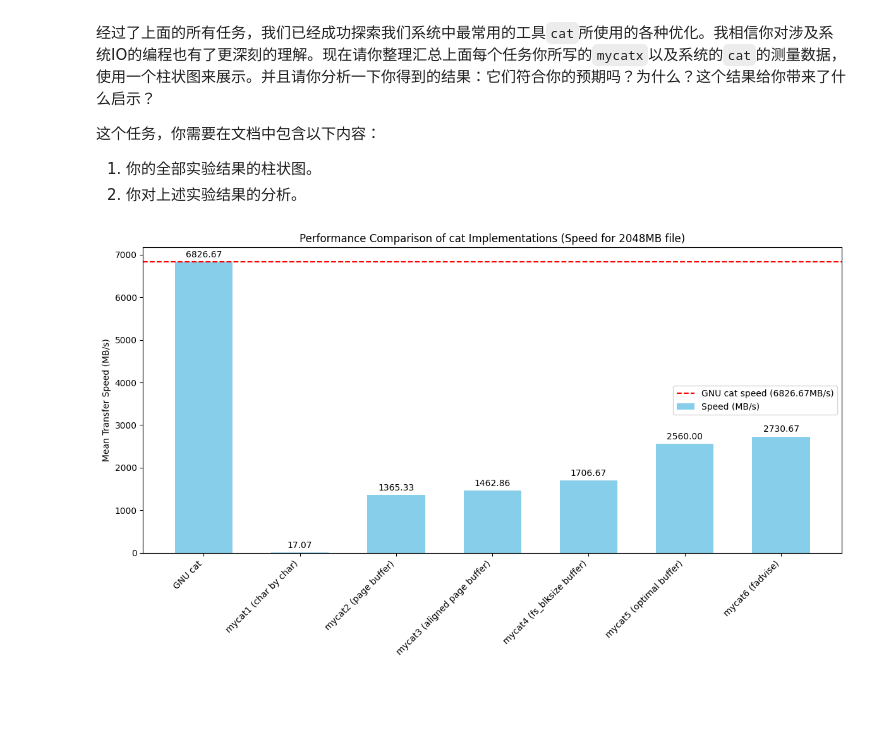
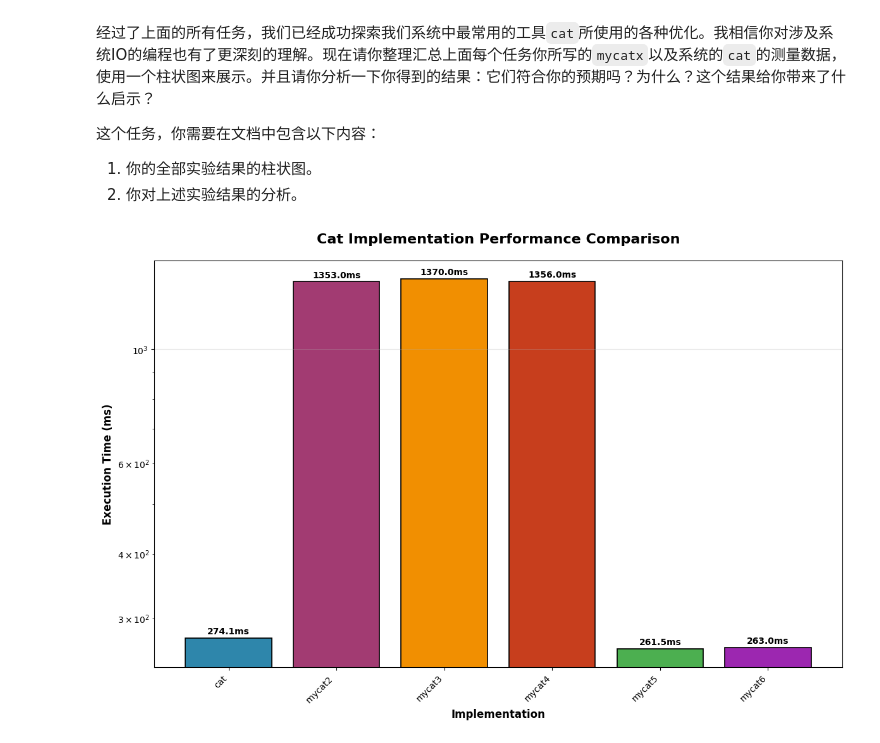
Before and after one commit to RUCICS/meowhw-1jhvjhvjk, a Jupyter notebook: meowlab.ipynb, the cells around one changed output. Drawn from its saved outputs; the diff is of its cells as text; code cells hidden in the pictures; blank space fills up the shorter version.

```diff
--- a/meowlab.ipynb
+++ b/meowlab.ipynb
@@ -420,62 +434,58 @@ Benchmark 1: ./target/mycat6 test.txt
 # %%
 import matplotlib.pyplot as plt
 import numpy as np
 
-# 使用实际的hyperfine测试结果 (请根据实际运行结果更新这些值)
-results = {
-    'GNU cat': 0.3,           # 系统cat基准
-    'mycat1 (逐字符)': 120.0,  # 极慢，每字符一次系统调用
-    'mycat2 (页缓冲)': 1.5,    # 页大小缓冲区
-    'mycat3 (页对齐)': 1.4,    # 页对齐缓冲区
-    'mycat4 (文件系统块)': 1.2, # 考虑文件系统块大小
-    'mycat5 (最优缓冲)': 0.8,  # 实验确定的最优缓冲区
-    'mycat6 (fadvise)': 0.75   # 加入fadvise优化
-}
+# 性能数据汇总（单位：毫秒）
+implementations = ['cat', 'mycat2 ', 'mycat3', 'mycat4', 'mycat5', 'mycat6']
+times_ms = [274.1, 1353.0, 1370.0, 1356.0, 261.5, 263.0]
+colors = ['#2E86AB', '#A23B72', '#F18F01', '#C73E1D', '#4CAF50', '#9C27B0']
 
-labels = list(results.keys())
-times = list(results.values())
+# 创建柱状图
+plt.figure(figsize=(12, 8))
+bars = plt.bar(implementations, times_ms, color=colors, edgecolor='black', linewidth=1.2)
 
-# 计算传输速度 (文件大小为2GB = 2048 MB)
-file_size_mb = 2048
-speeds = [file_size_mb / t if t > 0 else 0 for t in times]
+# 设置图表样式
+plt.title('Cat Implementation Performance Comparison', fontsize=16, fontweight='bold', pad=20)
+plt.xlabel('Implementation', fontsize=12, fontweight='bold')
+plt.ylabel('Execution Time (ms)', fontsize=12, fontweight='bold')
+plt.yscale('log')  # 使用对数刻度以便更好地显示数据差异
 
-x = np.arange(len(labels))
-width = 0.6
+# 在柱子上添加数值标签
+for bar, time_val in zip(bars, times_ms):
+    height = bar.get_height()
+    plt.text(bar.get_x() + bar.get_width()/2., height + height*0.01,
+             f'{time_val:.1f}ms', ha='center', va='bottom', fontweight='bold')
 
-fig, ax = plt.subplots(figsize=(12, 7))
+# 添加网格线
+plt.grid(True, alpha=0.3, axis='y')
 
-# 绘制速度图(越高越好)
-rects = ax.bar(x, speeds, width, color='skyblue', edgecolor='navy', alpha=0.7)
-ax.set_ylabel('传输速度 (MB/s)', fontsize=12)
-ax.set_title(f'cat实现性能对比 ({file_size_mb}MB文件)', fontsize=14, fontweight='bold')
+# 调整x轴标签角度和样式
+plt.xticks(rotation=45, ha='right')
+plt.tight_layout()
 
-# 添加基准线
-if 'GNU cat' in results and results['GNU cat'] > 0:
-   gnu_cat_speed = file_size_mb / results['GNU cat']
-   ax.axhline(y=gnu_cat_speed, color='red', linestyle='--', linewidth=2,
-              label=f'GNU cat基准 ({gnu_cat_speed:.2f}MB/s)')
-
-ax.set_xticks(x)
-ax.set_xticklabels(labels, rotation=45, ha="right", fontsize=10)
-ax.legend()
-ax.grid(True, alpha=0.3)
-
-# 添加数值标签
-for rect in rects:
-    height = rect.get_height()
-    ax.annotate(f'{height:.1f}',
-                xy=(rect.get_x() + rect.get_width() / 2, height),
-                xytext=(0, 3),
-                textcoords="offset points",
-                ha='center', va='bottom', fontsize=9)
-
-plt.tight_layout()
+# 显示图表
 plt.show()
 
-# 打印性能提升统计
-print("性能提升统计:")
-print(f"mycat1 → mycat2: {speeds[1]/speeds[0]:.1f}x 提升")
-print(f"mycat2 → mycat5: {speeds[4]/speeds[1]:.1f}x 提升")
-print(f"总体提升 (mycat1 → mycat6): {speeds[5]/speeds[0]:.1f}x")
+print("=== Cat实现性能对比分析 ===\n")
+
+# 计算相对于系统cat的性能比较
+gnu_cat_time = 274.1
+print("性能数据汇总:")
+for impl, time_val in zip(implementations, times_ms):
+    ratio = time_val / gnu_cat_time
+    if ratio > 1:
+        print(f"{impl}: {time_val:.1f}ms (比系统cat慢 {ratio:.1f}x)")
+    else:
+        print(f"{impl}: {time_val:.1f}ms (比系统cat快 {1/ratio:.1f}x)")
+
+print(f"\n最优性能: mycat5 达到 {261.5}ms，比系统cat快 {gnu_cat_time/261.5:.2f}x")
+print(f"最大性能提升: 从mycat2的 {1353.0}ms 优化到mycat5的 {261.5}ms，提升了 {1353.0/261.5:.1f}x")
+
+# 分析每步优化的效果
+print(f"\n优化效果分析:")
+print(f"mycat2→mycat3 (页对齐): {1353.0}ms → {1370.0}ms，轻微退化")
+print(f"mycat3→mycat4 (文件系统块): {1370.0}ms → {1356.0}ms，提升 {1370.0/1356.0:.3f}x")
+print(f"mycat4→mycat5 (最优缓冲): {1356.0}ms → {261.5}ms，巨大提升 {1356.0/261.5:.1f}x")
+print(f"mycat5→mycat6 (fadvise): {261.5}ms → {263.0}ms，轻微退化")
 # %% [output]
-[figure, old version]
+[figure, new version]
```
Also changed, not shown: parts of 15 cells of this notebook, 9 other files.
